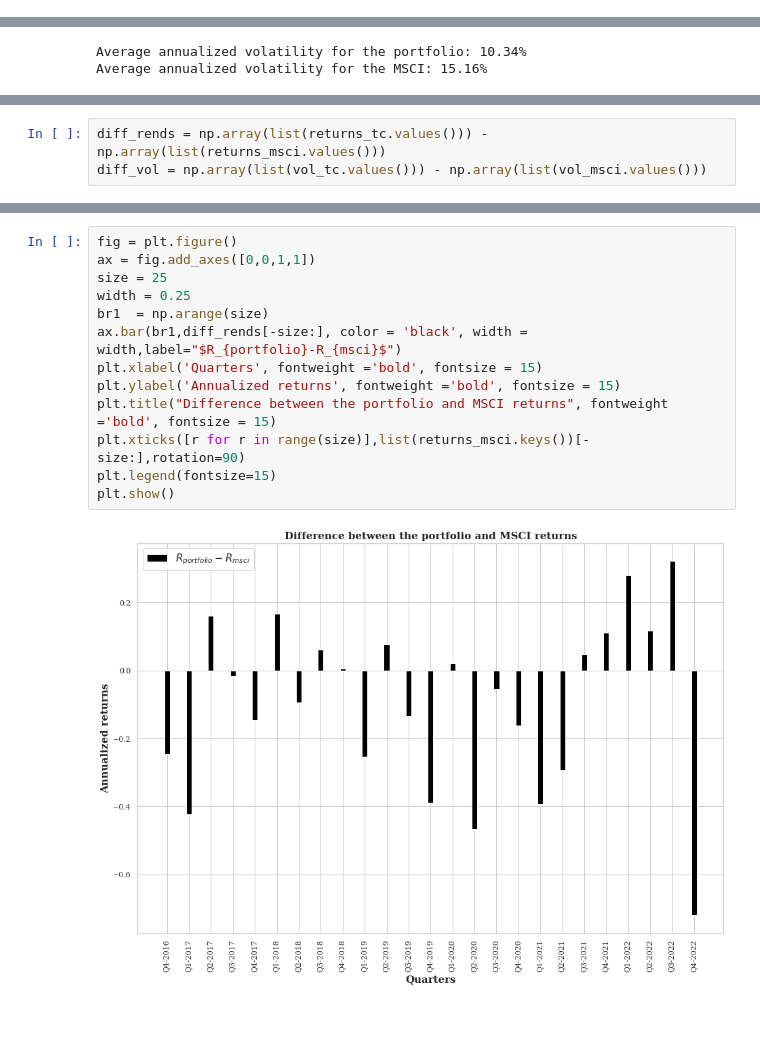
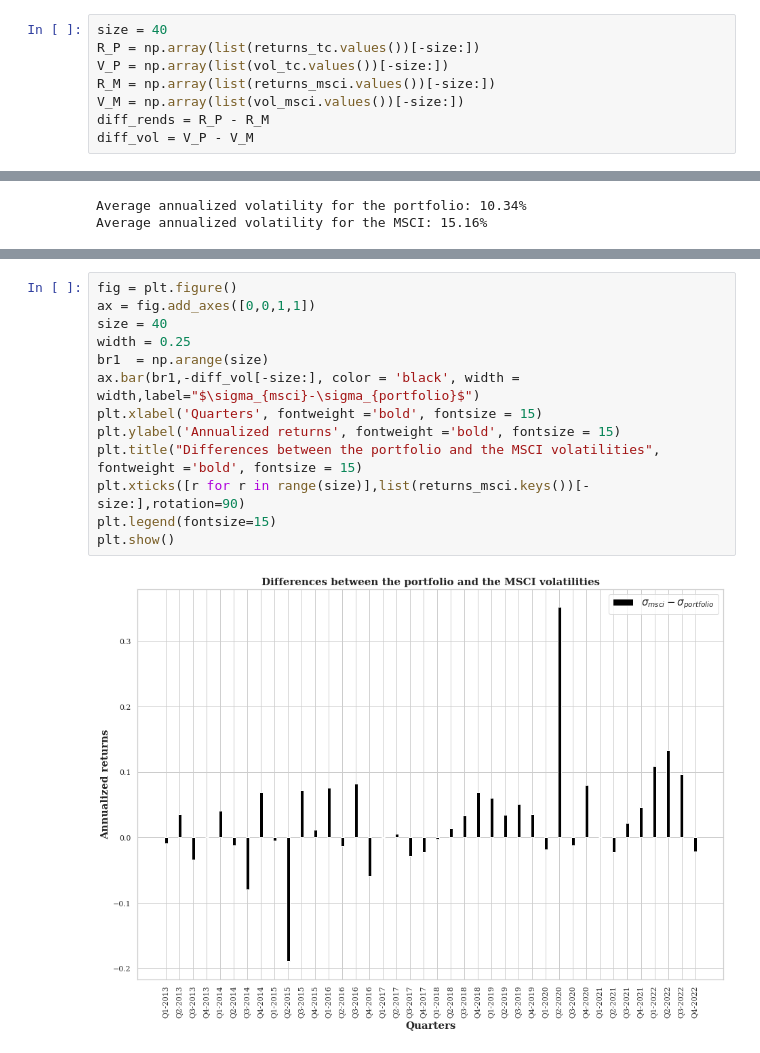
Before and after one commit to bashog/Portfolio-Construction, a Jupyter notebook: 3_portfolio_construction.ipynb, the cells around one changed output, grey strips where cells are left out. Saved outputs shown, nothing was run; the diff lists cells and outputs as text; blank space fills up the shorter version.

```diff
--- a/3_portfolio_construction.ipynb
+++ b/3_portfolio_construction.ipynb
@@ -534,0 +535,8 @@ Now we are doing some analysis to compare the MSCI and our portfolio.
+# %%
+size = 40
+R_P = np.array(list(returns_tc.values())[-size:])
+V_P = np.array(list(vol_tc.values())[-size:])
+R_M = np.array(list(returns_msci.values())[-size:])
+V_M = np.array(list(vol_msci.values())[-size:])
+diff_rends = R_P - R_M
+diff_vol = V_P - V_M
@@ -556,3 +604,0 @@ Average annualized return for the MSCI: 14.86%
-# %%
-diff_rends = np.array(list(returns_tc.values())) - np.array(list(returns_msci.values()))
-diff_vol = np.array(list(vol_tc.values())) - np.array(list(vol_msci.values()))
@@ -586,15 +637,15 @@ plt.show()
 # %%
 fig = plt.figure()
 ax = fig.add_axes([0,0,1,1])
-size = 25
+size = 40
 width = 0.25
 br1  = np.arange(size)
-ax.bar(br1,diff_rends[-size:], color = 'black', width = width,label="$R_{portfolio}-R_{msci}$")
+ax.bar(br1,-diff_vol[-size:], color = 'black', width = width,label="$\sigma_{msci}-\sigma_{portfolio}$")
 plt.xlabel('Quarters', fontweight ='bold', fontsize = 15)
 plt.ylabel('Annualized returns', fontweight ='bold', fontsize = 15)
-plt.title("Difference between the portfolio and MSCI returns", fontweight ='bold', fontsize = 15)
+plt.title("Differences between the portfolio and the MSCI volatilities", fontweight ='bold', fontsize = 15)
 plt.xticks([r for r in range(size)],list(returns_msci.keys())[-size:],rotation=90)
 plt.legend(fontsize=15)
 plt.show()
 # %% [output]
-[figure, old version]
+[figure, new version]
```
Also changed, not shown: parts of 20 cells of this notebook.
